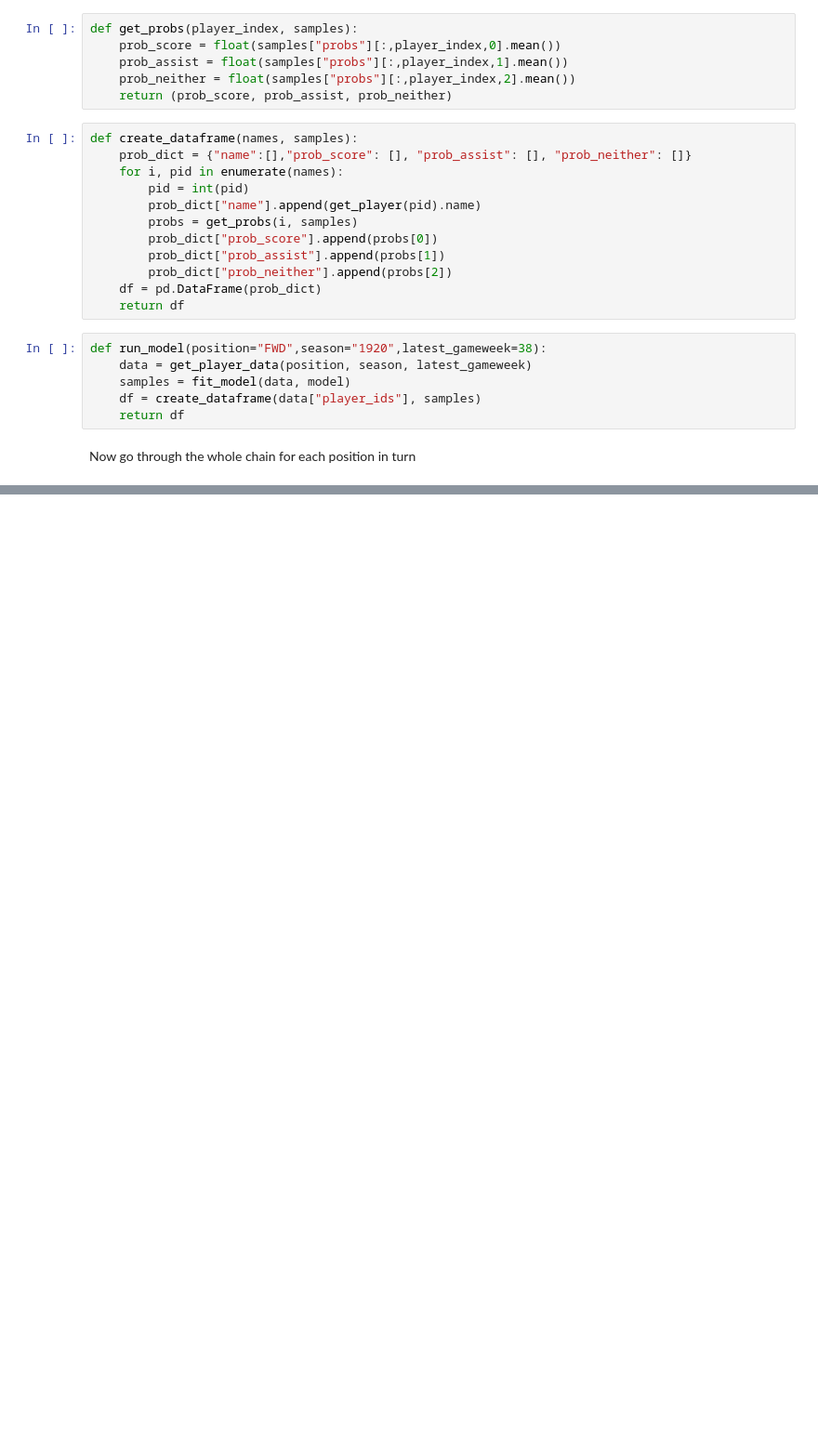
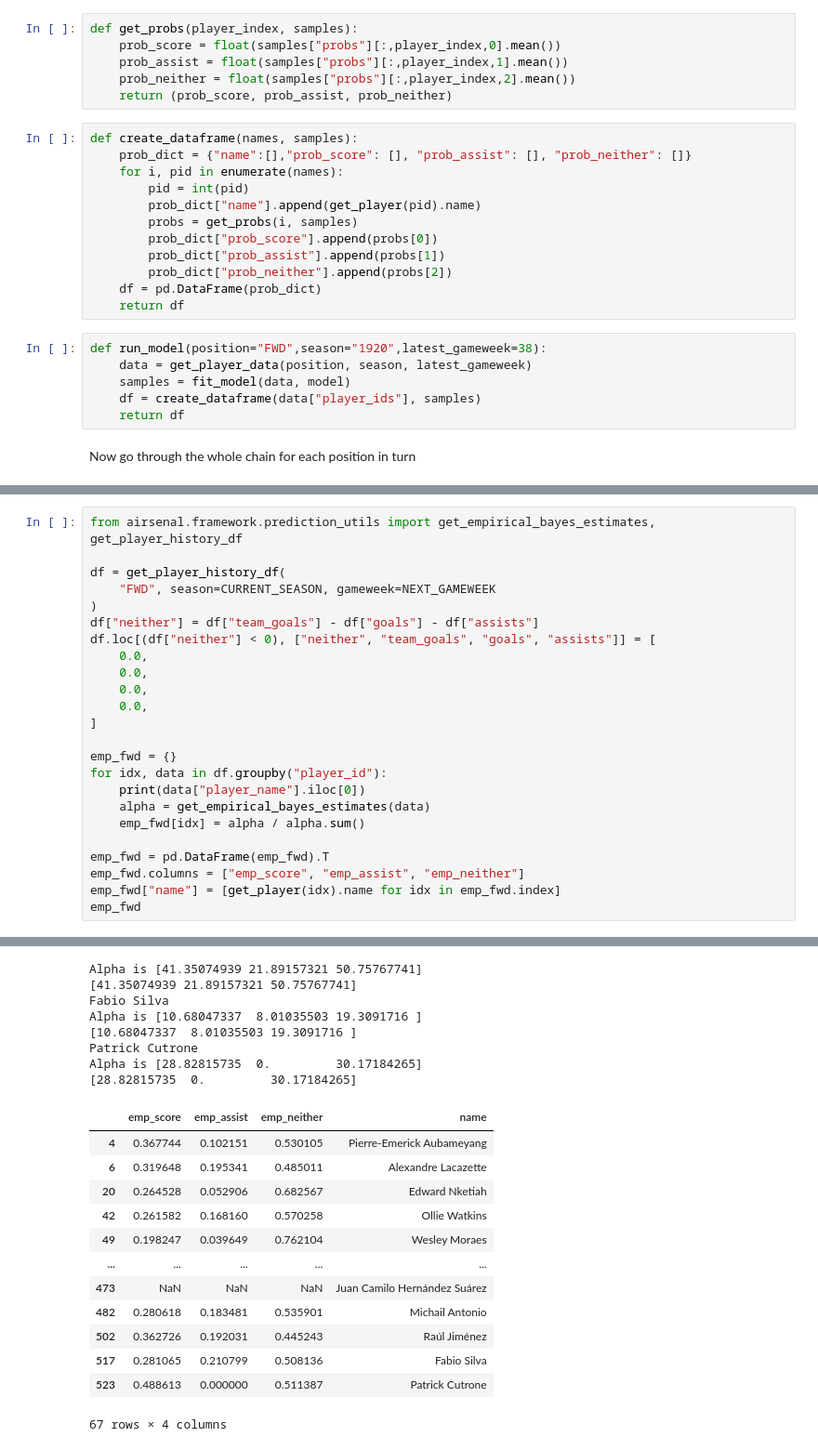
Before and after one commit to alan-turing-institute/AIrsenal, a Jupyter notebook: notebooks/numpyro_player_model.ipynb, the cells around one changed output, grey strips where cells are left out. Shown at 93% size. Drawn from its saved outputs; the diff is of its cells as text; blank space fills up the shorter version.

```diff
--- a/notebooks/numpyro_player_model.ipynb
+++ b/notebooks/numpyro_player_model.ipynb
@@ -219,0 +259,25 @@ df_mid.sort_values(by='prob_score', ascending=False).head(10)
+# %%
+from airsenal.framework.prediction_utils import get_empirical_bayes_estimates, get_player_history_df
+
+df = get_player_history_df(
+    "FWD", season=CURRENT_SEASON, gameweek=NEXT_GAMEWEEK
+)
+df["neither"] = df["team_goals"] - df["goals"] - df["assists"]
+df.loc[(df["neither"] < 0), ["neither", "team_goals", "goals", "assists"]] = [
+    0.0,
+    0.0,
+    0.0,
+    0.0,
+]
+
+emp_fwd = {}
+for idx, data in df.groupby("player_id"):
+    print(data["player_name"].iloc[0])
+    alpha = get_empirical_bayes_estimates(data)
+    emp_fwd[idx] = alpha / alpha.sum()
+
+emp_fwd = pd.DataFrame(emp_fwd).T
+emp_fwd.columns = ["emp_score", "emp_assist", "emp_neither"]
+emp_fwd["name"] = [get_player(idx).name for idx in emp_fwd.index]
+emp_fwd
+# %% [output]
@@ -219,0 +301,21 @@ df_mid.sort_values(by='prob_score', ascending=False).head(10)
+Alpha is [41.35074939 21.89157321 50.75767741]
+[41.35074939 21.89157321 50.75767741]
+Fabio Silva
+Alpha is [10.68047337  8.01035503 19.3091716 ]
+[10.68047337  8.01035503 19.3091716 ]
+Patrick Cutrone
+Alpha is [28.82815735  0.         30.17184265]
+[28.82815735  0.         30.17184265]
+|  | emp_score | emp_assist | emp_neither | name |
+| 4 | 0.367744 | 0.102151 | 0.530105 | Pierre-Emerick Aubameyang |
+| 6 | 0.319648 | 0.195341 | 0.485011 | Alexandre Lacazette |
+| 20 | 0.264528 | 0.052906 | 0.682567 | Edward Nketiah |
+| 42 | 0.261582 | 0.168160 | 0.570258 | Ollie Watkins |
+| 49 | 0.198247 | 0.039649 | 0.762104 | Wesley Moraes |
+| ... | ... | ... | ... | ... |
+| 473 | NaN | NaN | NaN | Juan Camilo Hernández Suárez |
+| 482 | 0.280618 | 0.183481 | 0.535901 | Michail Antonio |
+| 502 | 0.362726 | 0.192031 | 0.445243 | Raúl Jiménez |
+| 517 | 0.281065 | 0.210799 | 0.508136 | Fabio Silva |
+| 523 | 0.488613 | 0.000000 | 0.511387 | Patrick Cutrone |
+67 rows × 4 columns
```
Also changed, not shown: parts of 18 cells of this notebook.
